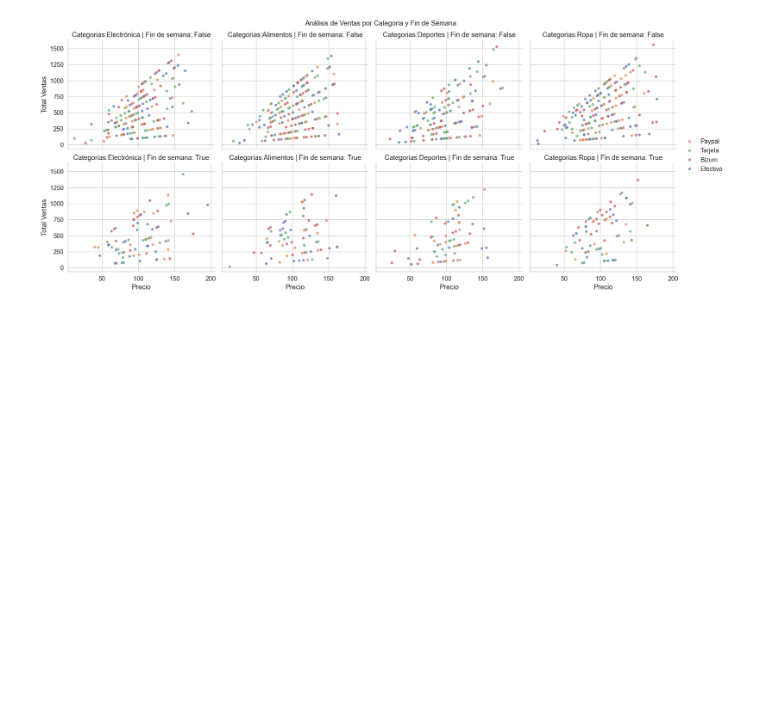
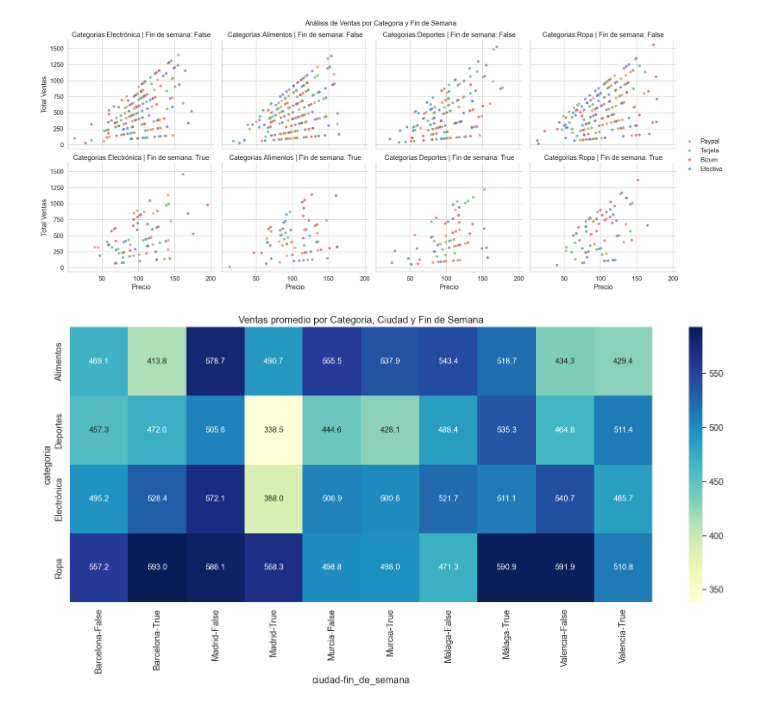
Before and after one commit to beyondAnalysIs/Exploratory-Data-Analysis-EDA, a Jupyter notebook: EDA.ipynb, the cells around one changed output. Cells and saved outputs as stored; diff of their text form; code cells hidden in the pictures; blank space fills up the shorter version.

```diff
--- a/EDA.ipynb
+++ b/EDA.ipynb
@@ -434,3 +434,19 @@ plt.tight_layout
 plt.show()
 # %% [output]
 [figure]
+# %%
+#análisis de ventas por multiples factores
+ventas_grupos = ventas_df.groupby(['categoria', 'ciudad', 'fin_de_semana'])['total_ventas'].mean().reset_index()
+ventas_pivot = ventas_grupos.pivot_table(
+    index='categoria',
+    columns=['ciudad', 'fin_de_semana'],
+    values='total_ventas'
+)
+
+plt.figure(figsize=(16, 8))
+sns.heatmap(ventas_pivot, annot=True, fmt='.1f', cmap='YlGnBu')
+plt.title('Ventas promedio por Categoria, Ciudad y Fin de Semana')
+plt.tight_layout()
+plt.show()
+# %% [output]
+[figure, added]
```
Also changed, not shown: parts of 1 cell of this notebook.
